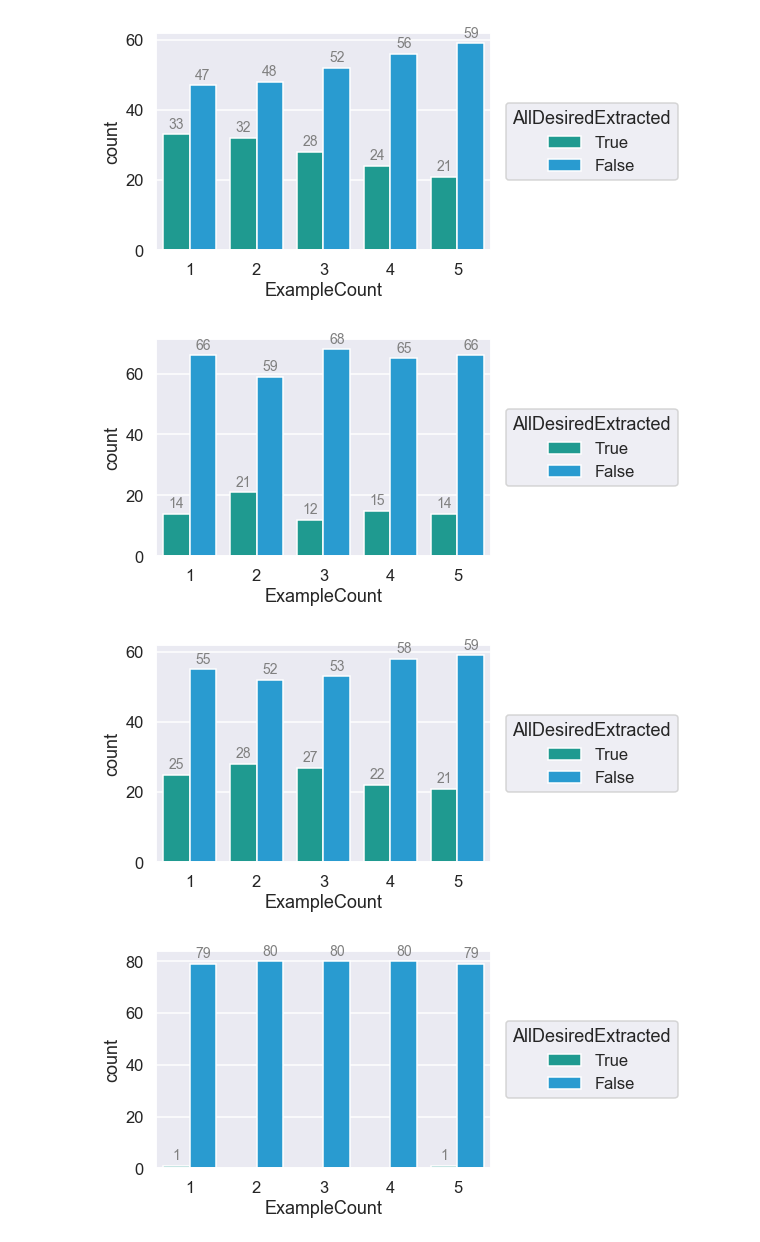
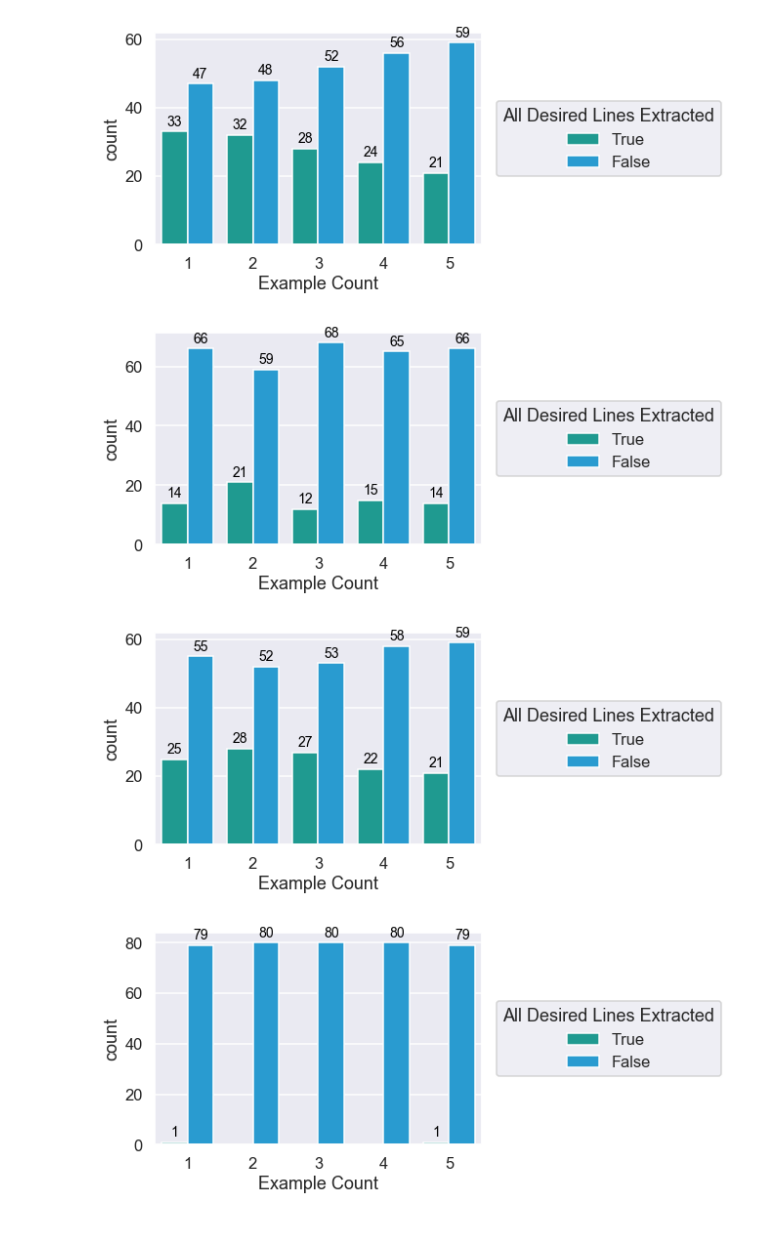
Before and after one commit to lacinoire/master-thesis, a Jupyter notebook: evaluation/results/big_study_data_analysis.ipynb, the cells around one changed output. Drawn from its saved outputs; the diff is of its cells as text; code cells hidden in the pictures.

Commit message:
renamings in big study data analysis

```diff
--- a/evaluation/results/big_study_data_analysis.ipynb
+++ b/evaluation/results/big_study_data_analysis.ipynb
@@ -21,13 +21,13 @@ sns.set_context("talk")
 def label_bars_ints(ax):
     for p in ax.patches:
         ax.annotate("%.0i" % np.nan_to_num(p.get_height()), (p.get_x() + p.get_width() / 2., p.get_height()),
-            ha='center', va='center', fontsize=14, color='gray', xytext=(0, 10),
+            ha='center', va='center', fontsize=14, color='black', xytext=(0, 10),
             textcoords='offset points')
 
 def label_bars_floats(ax):
     for p in ax.patches:
         ax.annotate("%.2f" % p.get_height(), (p.get_x() + p.get_width() / 2., p.get_height()),
-            ha='center', va='center', fontsize=14, color='gray', xytext=(0, 10),
+            ha='center', va='center', fontsize=14, color='black', xytext=(0, 10),
             textcoords='offset points')
 
 def process_fig(ax, name, technique, int_annotation, hue_title):
@@ -41,32 +41,37 @@ def process_fig(ax, name, technique, int_annotation, hue_title):
     plt.show()
     ax.clear()
 # %%
-techniques = ['pbe', 'ir', 'kw', 'rn']
+techniques = ['PBE', 'TS', 'SKWS', 'RLR']
 bool_order = [True, False]
 # %%
 pbe = pd.read_csv('pbe.csv')
-pbe['Technique'] = 'pbe'
+pbe['Technique'] = 'PBE'
 ir = pd.read_csv('ir.csv')
-ir['Technique'] = 'ir'
+ir['Technique'] = 'TS'
 kw = pd.read_csv('keyword.csv')
-kw['Technique'] = 'kw'
+kw['Technique'] = 'SKWS'
 rn = pd.read_csv('random.csv')
-rn['Technique'] = 'rn'
+rn['Technique'] = 'RLR'
 frames = [pbe, ir, kw, rn]
 
 result = pd.concat(frames)
-result.rename(columns={'Unnamed: 0':'v'}, inplace=True)
+result.rename(columns={'Unnamed: 0':'v',
+                       'TestOutput':'Test Output',
+                       'DesiredTestOutput':'Desired Test Output',
+                       'ExampleCount':'Example Count',
+                       'LearningDuration':'Learning Duration',
+                       'ApplicationDuration':'Application Duration'}, inplace=True)
 
 def calc_overlapping_lines(row):
-    lines_desired = str(row['DesiredTestOutput']).splitlines()
-    lines_output = str(row['TestOutput']).splitlines()
+    lines_desired = str(row['Desired Test Output']).splitlines()
+    lines_output = str(row['Test Output']).splitlines()
     overlap = list((Counter(lines_output) & Counter(lines_desired)).elements())
-    row['TruePosCount'] = len(overlap)
-    row['FalsePosCount'] = len(lines_output) - len(overlap)
-    row['FalseNegCount'] = len(lines_desired) - len(overlap)
-    row['OutputCount'] = len(lines_output)
-    row['DesiredCount'] = len(lines_desired)
-    row['AllDesiredExtracted'] = row['FalseNegCount'] == 0
+    row['True Positives Count'] = len(overlap)
+    row['False Positives Count'] = len(lines_output) - len(overlap)
+    row['False Negatives Count'] = len(lines_desired) - len(overlap)
+    row['Output Lines Count'] = len(lines_output)
+    row['Desired Lines Count'] = len(lines_desired)
+    row['All Desired Lines Extracted'] = row['False Negatives Count'] == 0
     return row
 
 result = result.apply(calc_overlapping_lines, axis=1)
@@ -85,6 +90,6 @@ def rtf(result,technique):
     return result[result['Technique'] == technique]
 # %%
 # all techniques - extracted desired log part
-ax = sns.countplot(x="AllDesiredExtracted", hue="Technique", data=result, order=bool_order)
+ax = sns.countplot(x='All Desired Lines Extracted', hue='Technique', data=result, order=bool_order)
 process_fig(ax, 'success', 'all', True, 'Technique')
 # %% [output]
@@ -92,18 +97,18 @@ process_fig(ax, 'success', 'all', True, 'Technique')
 # %%
 # separate technique success rate against number of examples
 #ax = sns.catplot(x='ExampleCount', col='Technique', hue = 'AllDesiredExtracted',
 #                 data=result, kind='count')
 def plot_examples_success_technique(technique):
-    ax = sns.countplot(x='ExampleCount', hue='AllDesiredExtracted',
+    ax = sns.countplot(x='Example Count', hue='All Desired Lines Extracted',
                   data=rtf(result,technique), hue_order=bool_order)
-    process_fig(ax, 'success-examples', technique, True, 'AllDesiredExtracted')
+    process_fig(ax, 'success-examples', technique, True, 'All Desired Lines Extracted')
 
 for technique in techniques:
     plot_examples_success_technique(technique)
 # %% [output]
-[figure, old version]
+[figure, new version]
-[figure, old version]
+[figure, new version]
-[figure, old version]
+[figure, new version]
-[figure, old version]
+[figure, new version]
 # %%
 # pbe: if the extraction failed, why did it fail? (when was no program learned/regex did not match?)
```
Also changed, not shown: parts of 12 cells of this notebook, 31 other files.
